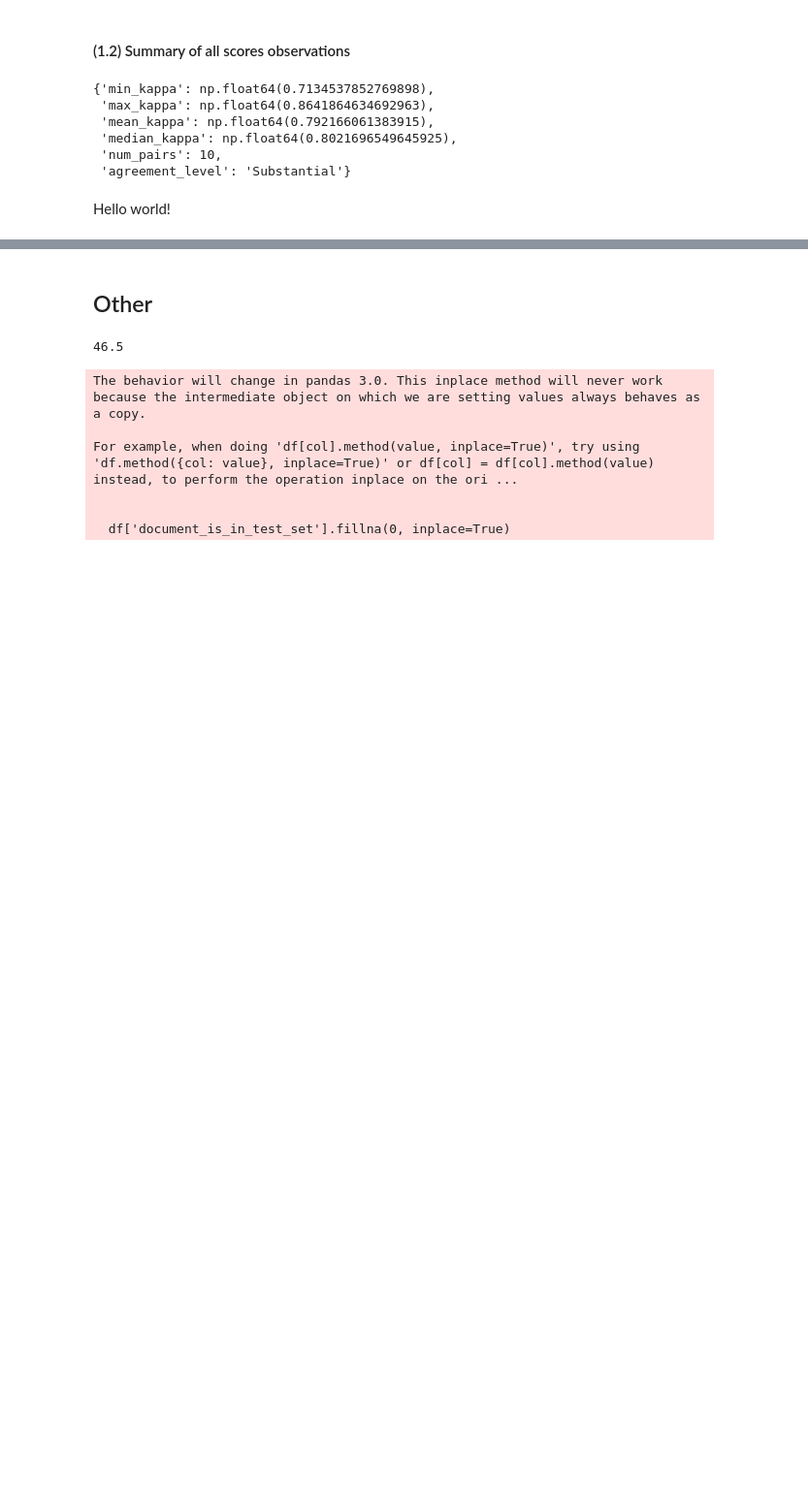
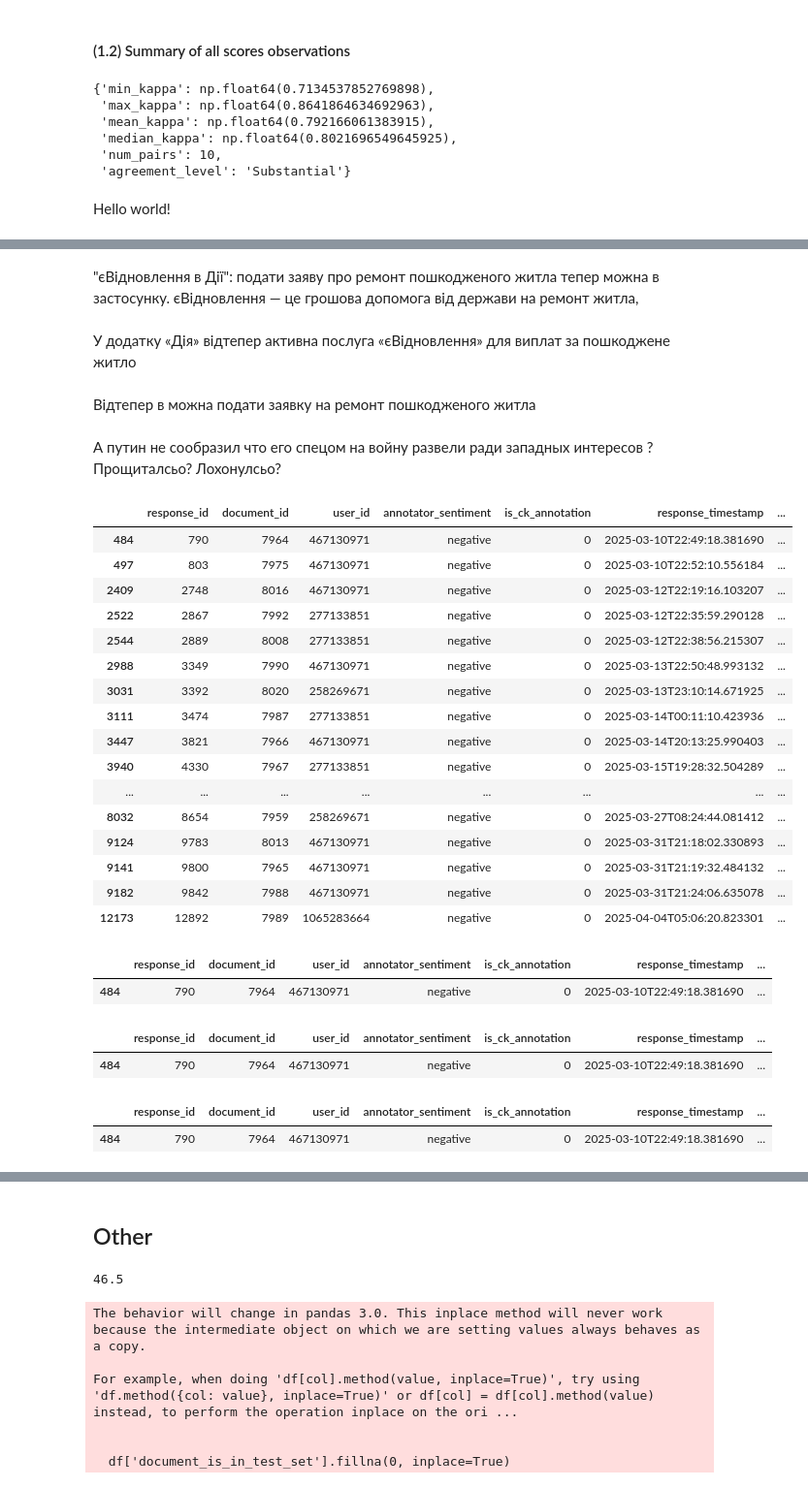
Before and after one commit to ShynkarovUCU/UASocialSentiment, a Jupyter notebook: Final dataset preparation.ipynb, the cells around one changed output, grey strips where cells are left out. Shown at 97% size. Cells and saved outputs as stored; diff of their text form; code cells hidden in the pictures; blank space fills up the shorter version.

```diff
--- a/Final dataset preparation.ipynb
+++ b/Final dataset preparation.ipynb
@@ -274,0 +652,2 @@ Hello world!
+# %%
+df.loc[8465, 'annotator_sentiment'] = 'mixed'
@@ -274,0 +656,4 @@ Hello world!
+# %%
+df.drop(df.loc[df['annotator_sentiment'] == 'idk'].index, inplace=True)
+# %%
+df.reset_index(drop=True, inplace=True)
@@ -274,0 +692,30 @@ Hello world!
+# %% [markdown]
+"єВідновлення в Дії": подати заяву про ремонт пошкодженого житла тепер можна в застосунку. єВідновлення — це грошова допомога від держави на ремонт житла,
+# %% [markdown]
+У додатку «Дія» відтепер активна послуга «єВідновлення» для виплат за пошкоджене житло
+# %% [markdown]
+Відтепер в можна подати заявку на ремонт пошкодженого житла
+# %% [markdown]
+А путин не сообразил что его спецом на войну развели ради западных интересов ? Прощиталсьо? Лохонулсьо?
+# %%
+first_spam = '''Євідновлення❓Опитування. У сотні тисяч громадян України Є розтрощені війною хати-квартири-тощо, і в мене питання: #Зе піздобратія комусь допомогла відбудувати розтрощене⁉Знаю по-собі, бла-бла-бла, шукайте-виправляйте акти-довідкі'''
+# %%
+df.loc[(df['document_content'].str.contains(first_spam, case=False)), :]
+# %% [output]
+|  | response_id | document_id | user_id | annotator_sentiment | is_ck_annotation | response_timestamp | ... |
+| 484 | 790 | 7964 | 467130971 | negative | 0 | 2025-03-10T22:49:18.381690 | ... |
+| 497 | 803 | 7975 | 467130971 | negative | 0 | 2025-03-10T22:52:10.556184 | ... |
+| 2409 | 2748 | 8016 | 467130971 | negative | 0 | 2025-03-12T22:19:16.103207 | ... |
+| 2522 | 2867 | 7992 | 277133851 | negative | 0 | 2025-03-12T22:35:59.290128 | ... |
+| 2544 | 2889 | 8008 | 277133851 | negative | 0 | 2025-03-12T22:38:56.215307 | ... |
+| 2988 | 3349 | 7990 | 467130971 | negative | 0 | 2025-03-13T22:50:48.993132 | ... |
+| 3031 | 3392 | 8020 | 258269671 | negative | 0 | 2025-03-13T23:10:14.671925 | ... |
+| 3111 | 3474 | 7987 | 277133851 | negative | 0 | 2025-03-14T00:11:10.423936 | ... |
+| 3447 | 3821 | 7966 | 467130971 | negative | 0 | 2025-03-14T20:13:25.990403 | ... |
+| 3940 | 4330 | 7967 | 277133851 | negative | 0 | 2025-03-15T19:28:32.504289 | ... |
+| ... | ... | ... | ... | ... | ... | ... | ... |
+| 8032 | 8654 | 7959 | 258269671 | negative | 0 | 2025-03-27T08:24:44.081412 | ... |
+| 9124 | 9783 | 8013 | 467130971 | negative | 0 | 2025-03-31T21:18:02.330893 | ... |
+| 9141 | 9800 | 7965 | 467130971 | negative | 0 | 2025-03-31T21:19:32.484132 | ... |
+| 9182 | 9842 | 7988 | 467130971 | negative | 0 | 2025-03-31T21:24:06.635078 | ... |
+| 12173 | 12892 | 7989 | 1065283664 | negative | 0 | 2025-04-04T05:06:20.823301 | ... |
@@ -274,0 +724,5 @@ Hello world!
+# %%
+df.loc[(df['document_content'].str.contains(first_spam, case=False)), :]
+# %% [output]
+|  | response_id | document_id | user_id | annotator_sentiment | is_ck_annotation | response_timestamp | ... |
+| 484 | 790 | 7964 | 467130971 | negative | 0 | 2025-03-10T22:49:18.381690 | ... |
@@ -274,0 +731,10 @@ Hello world!
+# %%
+df.loc[(df['document_content'].str.contains(first_spam, case=False)), :]
+# %% [output]
+|  | response_id | document_id | user_id | annotator_sentiment | is_ck_annotation | response_timestamp | ... |
+| 484 | 790 | 7964 | 467130971 | negative | 0 | 2025-03-10T22:49:18.381690 | ... |
+# %%
+df.loc[(df['document_content'].str.contains('''#Зе''', case=False)), :]
+# %% [output]
+|  | response_id | document_id | user_id | annotator_sentiment | is_ck_annotation | response_timestamp | ... |
+| 484 | 790 | 7964 | 467130971 | negative | 0 | 2025-03-10T22:49:18.381690 | ... |
```
Also changed, not shown: parts of 133 cells of this notebook, 4 other files.
